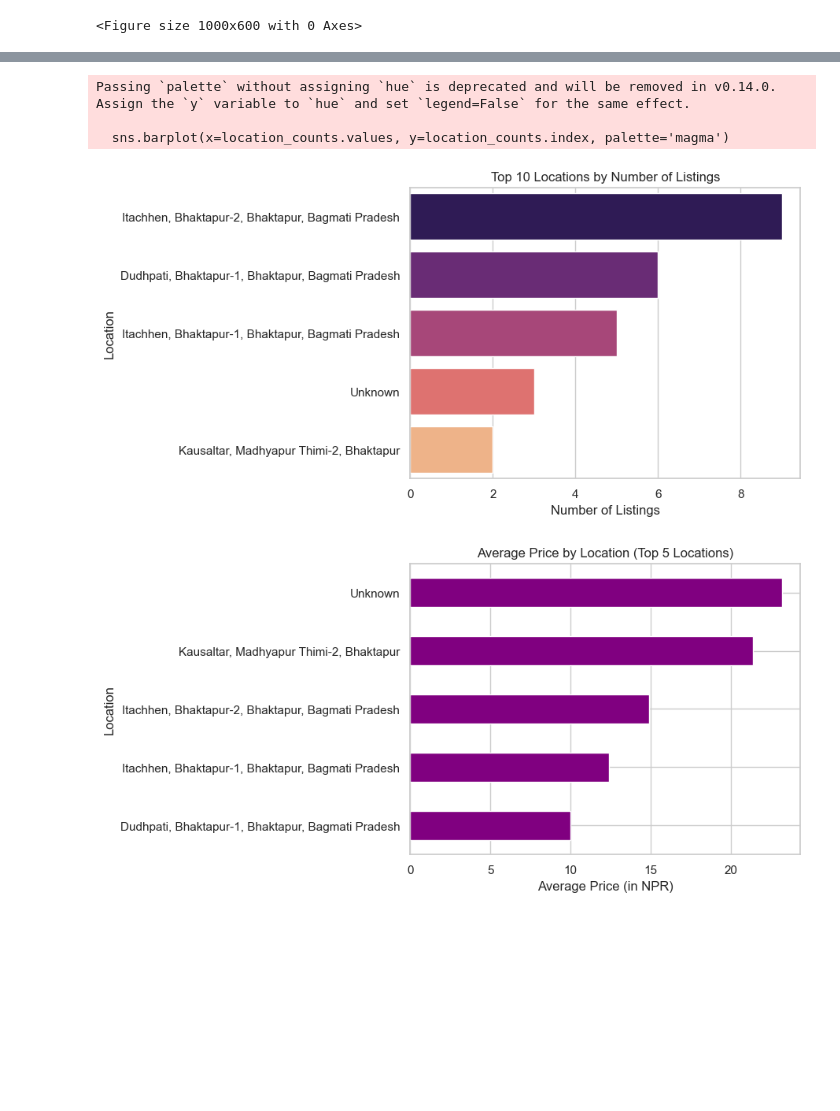
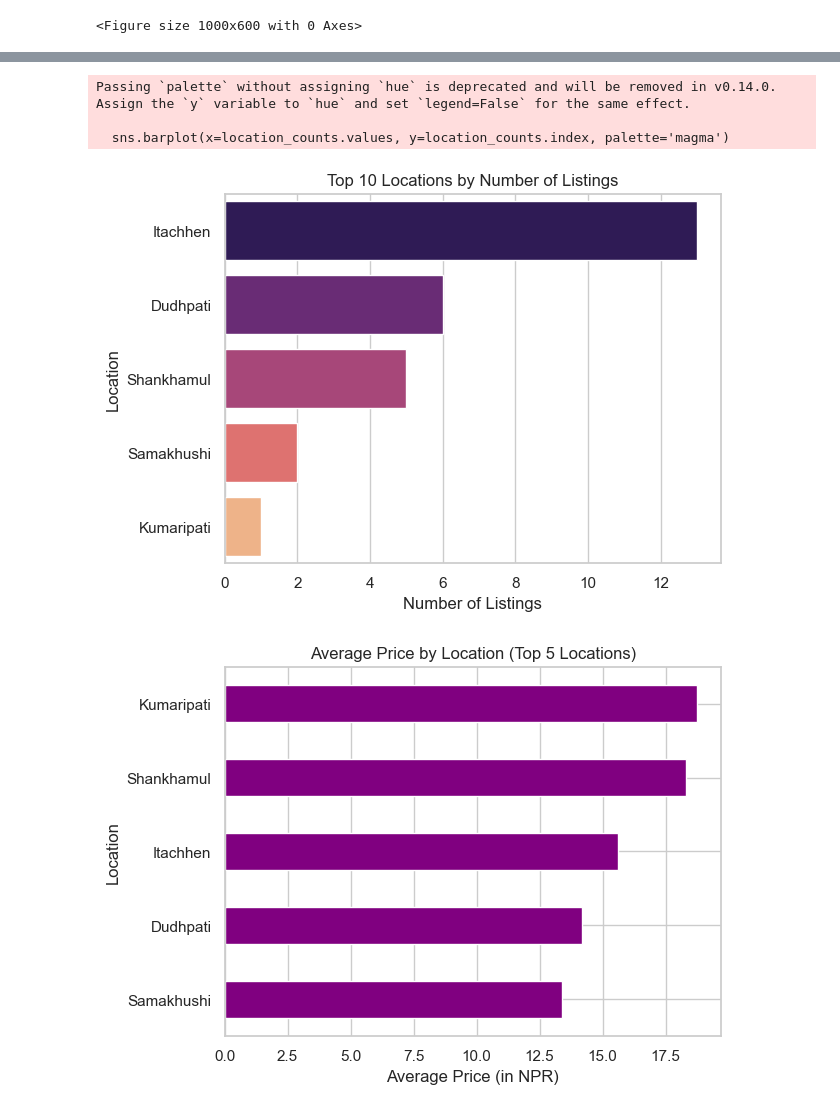
Before and after one commit to riyaaaaaaa012/HamrobazarCar_Analysis, a Jupyter notebook: analyze.ipynb, the cells around one changed output, grey strips where cells are left out. Cells and saved outputs as stored; diff of their text form; code cells hidden in the pictures; blank space fills up the shorter version.

```diff
--- a/analyze.ipynb
+++ b/analyze.ipynb
@@ -46,29 +46,29 @@ plt.show()
 # %%
 # 4. Listings by Location (Top 10 locations)
 
-location_counts = df['location'].value_counts().head(5)
+location_counts = df['area'].value_counts().head(5)
 sns.barplot(x=location_counts.values, y=location_counts.index, palette='magma')
 plt.title('Top 10 Locations by Number of Listings')
 plt.xlabel('Number of Listings')
 plt.ylabel('Location')
 plt.show()
 # %% [output]
 Passing `palette` without assigning `hue` is deprecated and will be removed in v0.14.0. Assign the `y` variable to `hue` and set `legend=False` for the same effect.
 
   sns.barplot(x=location_counts.values, y=location_counts.index, palette='magma')
-[figure, old version]
+[figure, new version]
 # %%
 # 5. Average Price by Location (Top 10 locations with most listings)
 top_locations = location_counts.index
 
-avg_price_location = df[df['location'].isin(top_locations)].groupby('location')['price'].mean().sort_values()
+avg_price_location = df[df['area'].isin(top_locations)].groupby('area')['price'].mean().sort_values()
 avg_price_location.plot(kind='barh', color='purple')
 plt.title('Average Price by Location (Top 5 Locations)')
 plt.xlabel('Average Price (in NPR)')
 plt.ylabel('Location')
 plt.show()
 # %% [output]
-[figure, old version]
+[figure, new version]
 # %%
 df['condition'].value_counts()
 # %% [output]
```
Also changed, not shown: parts of 16 cells of this notebook, 6 other files.
